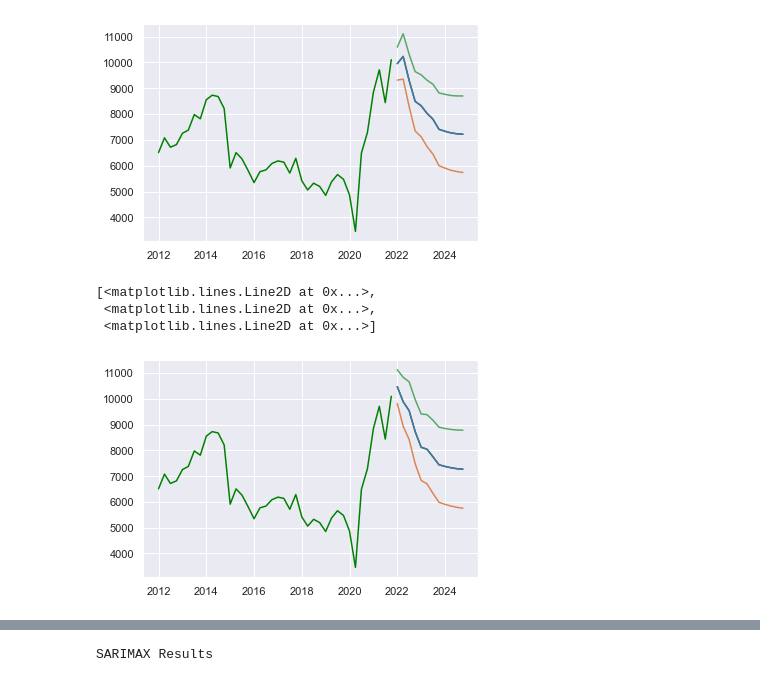
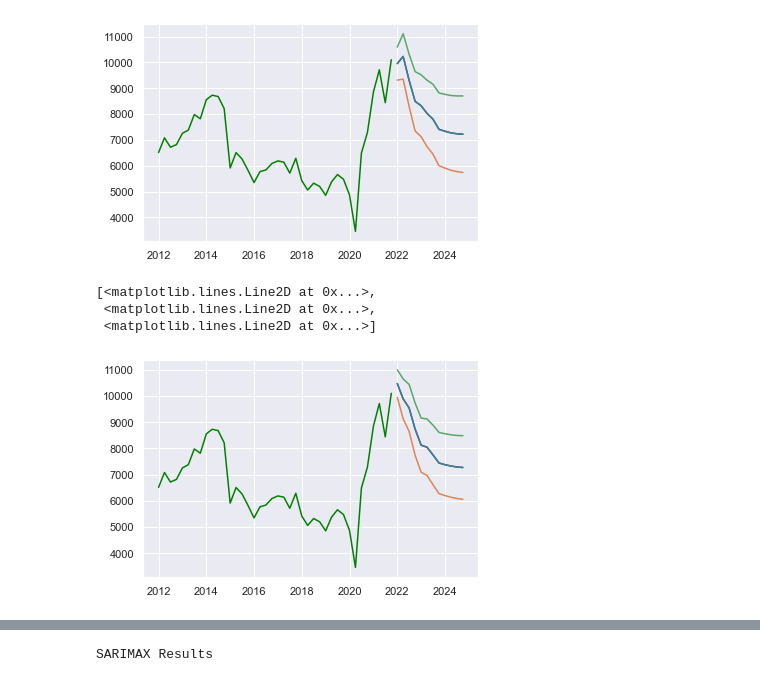
Before and after one commit to doublebigmak/housing_stats, a Jupyter notebook: forecasting/forecast_sales_2022.ipynb, the cells around one changed output, grey strips where cells are left out. Cells and saved outputs as stored; diff of their text form; code cells hidden in the pictures.

```diff
--- a/forecasting/forecast_sales_2022.ipynb
+++ b/forecasting/forecast_sales_2022.ipynb
@@ -946,23 +946,23 @@ plt.plot(fcast_res[['mean','mean_ci_lower','mean_ci_upper']]['2020':])
 # %%
 
 exog =  np.array(test_df[['WTI_Base','Interest rate on fixed 5-year mortgages [%]','COVID-19']]['1988':'2021'].values,dtype=float)
 exog_fcast = np.array(test_df[['WTI_Base','Interest rate on fixed 5-year mortgages [%]','COVID-19']]['2022':'2024'].values,dtype=float)
 
 
 model = SARIMAX(val,order=(1,0,8), seasonal_order=(0,0,0,0),exog=exog)
 model_fit=model.fit()
 f_cast = model_fit.get_forecast(12,exog=exog_fcast)
-fcast_res = f_cast.summary_frame(alpha = 0.4)
+fcast_res = f_cast.summary_frame(alpha = 0.5)
 fcast_res.index= pd.date_range(start='2022',periods=12,freq='qs-oct')
 
 history = test_df[['sales_sa']]['2012':]
 history=history.append(fcast_res[['mean']])
 #history.index = pd.date_range(start='2019',end='2025',freq='qs-oct')
 plt.plot(history,color='green')
 
 plt.plot(fcast_res[['mean','mean_ci_lower','mean_ci_upper']]['2020':])
 # %% [output]
 [<matplotlib.lines.Line2D at 0x...>,
  <matplotlib.lines.Line2D at 0x...>,
  <matplotlib.lines.Line2D at 0x...>]
-[figure, old version]
+[figure, new version]
```
Also changed, not shown: parts of 4 cells of this notebook, 9 other files.
